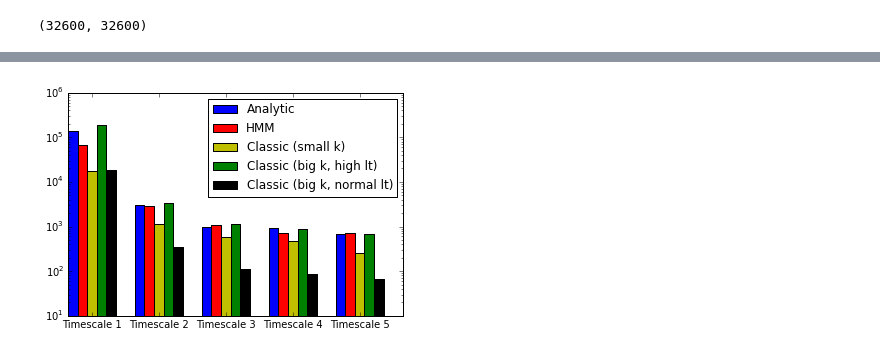
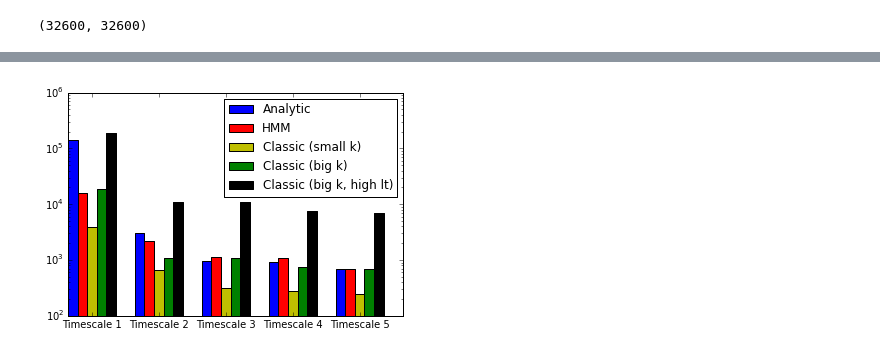
Before and after one commit to mpharrigan/fuzzy-clustering, a Jupyter notebook: HMM-Validate.ipynb, the cells around one changed output, grey strips where cells are left out. Saved outputs shown, nothing was run; the diff lists cells and outputs as text; code cells hidden in the pictures.

Commit message:
Lag time

```diff
--- a/HMM-Validate.ipynb
+++ b/HMM-Validate.ipynb
@@ -44,7 +44,7 @@ print t_matrix.shape
 # %%
 # Generate and view trajectories
 num_trajs = 100
-traj_len = 10000
-stride = 100
+traj_len = 2000
+stride = 10
 print "Aggregate: {:,} points".format((num_trajs*traj_len/stride))
 # %% [output]
@@ -88,5 +91,5 @@ pp.show()
 # %%
 # Use classic MSM with a small number of clusters
-smallk_tmatrix = classic.msm(traj_list, n_clusters=8, n_medoid_iters=10, lag_time=1)
+smallk_tmatrix = classic.msm(traj_list, n_clusters=11, n_medoid_iters=10, lag_time=1)
 smallk_tmatrix.shape
 # %% [output]
@@ -96,5 +100,5 @@ smallk_tmatrix.shape
 # %%
 # Use classic MSM with a large number of clusters and a higher lag time
-bigk_tmatrix = classic.msm(traj_list, n_clusters=200, n_medoid_iters=10, lag_time=10)
+bigk_tmatrix = classic.msm(traj_list, n_clusters=200, n_medoid_iters=10, lag_time=1)
 bigk_tmatrix.shape
 # %% [output]
@@ -114,14 +119,13 @@ bigklowlt_tmatrix.shape
 n=5
 analytic_it = analysis.get_implied_timescales(t_matrix, n_timescales=n, lag_time=1)
 # %%
-lt = 100 # stride
-hmm_it = analysis.get_implied_timescales(hmm_tmatrix, n_timescales=n, lag_time=lt)
-smallk_it = analysis.get_implied_timescales(smallk_tmatrix, n_timescales=n, lag_time=lt)
-bigk_it = analysis.get_implied_timescales(bigk_tmatrix, n_timescales=n, lag_time=lt*10)
-bigklowlt_it = analysis.get_implied_timescales(bigk_tmatrix, n_timescales=n, lag_time=lt)
+hmm_it = analysis.get_implied_timescales(hmm_tmatrix, n_timescales=n, lag_time=stride)
+smallk_it = analysis.get_implied_timescales(smallk_tmatrix, n_timescales=n, lag_time=stride)
+bigk_it = analysis.get_implied_timescales(bigk_tmatrix, n_timescales=n, lag_time=stride)
+bigkhighlt_it = analysis.get_implied_timescales(bigk_tmatrix, n_timescales=n, lag_time=10*stride)
 # %%
-its = [analytic_it, hmm_it, smallk_it, bigk_it, bigklowlt_it]
-descs = ['Analytic', 'HMM', 'Classic (small k)', 'Classic (big k, high lt)', 'Classic (big k, normal lt)']
+its = [analytic_it, hmm_it, smallk_it, bigk_it, bigkhighlt_it]
+descs = ['Analytic', 'HMM', 'Classic (small k)', 'Classic (big k)', 'Classic (big k, high lt)']
 analysis.plot_lambda_bar(its, descs, logplot=True)
 # %% [output]
-[figure, old version]
+[figure, new version]
```
Also changed, not shown: parts of 7 cells of this notebook, 3 other files.
